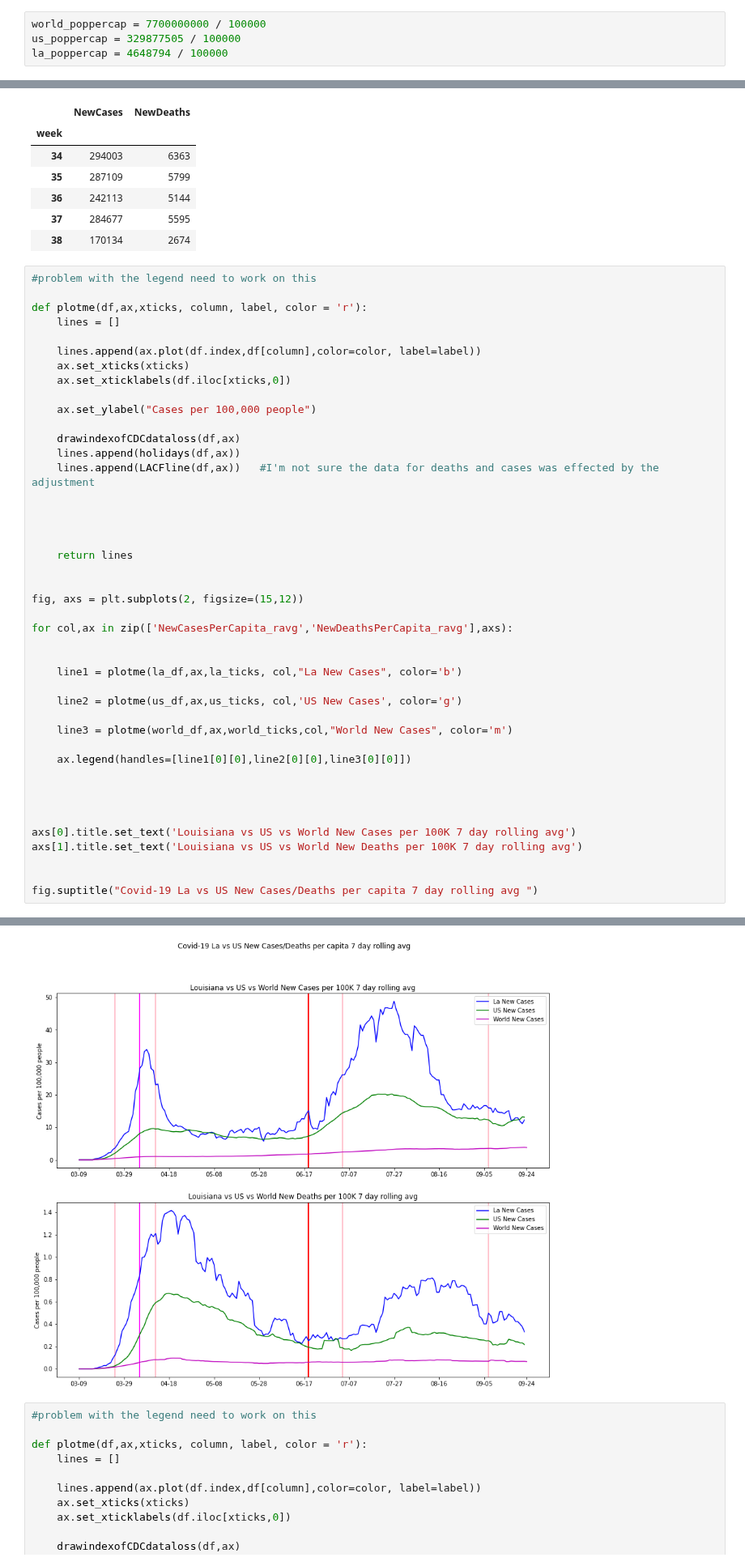
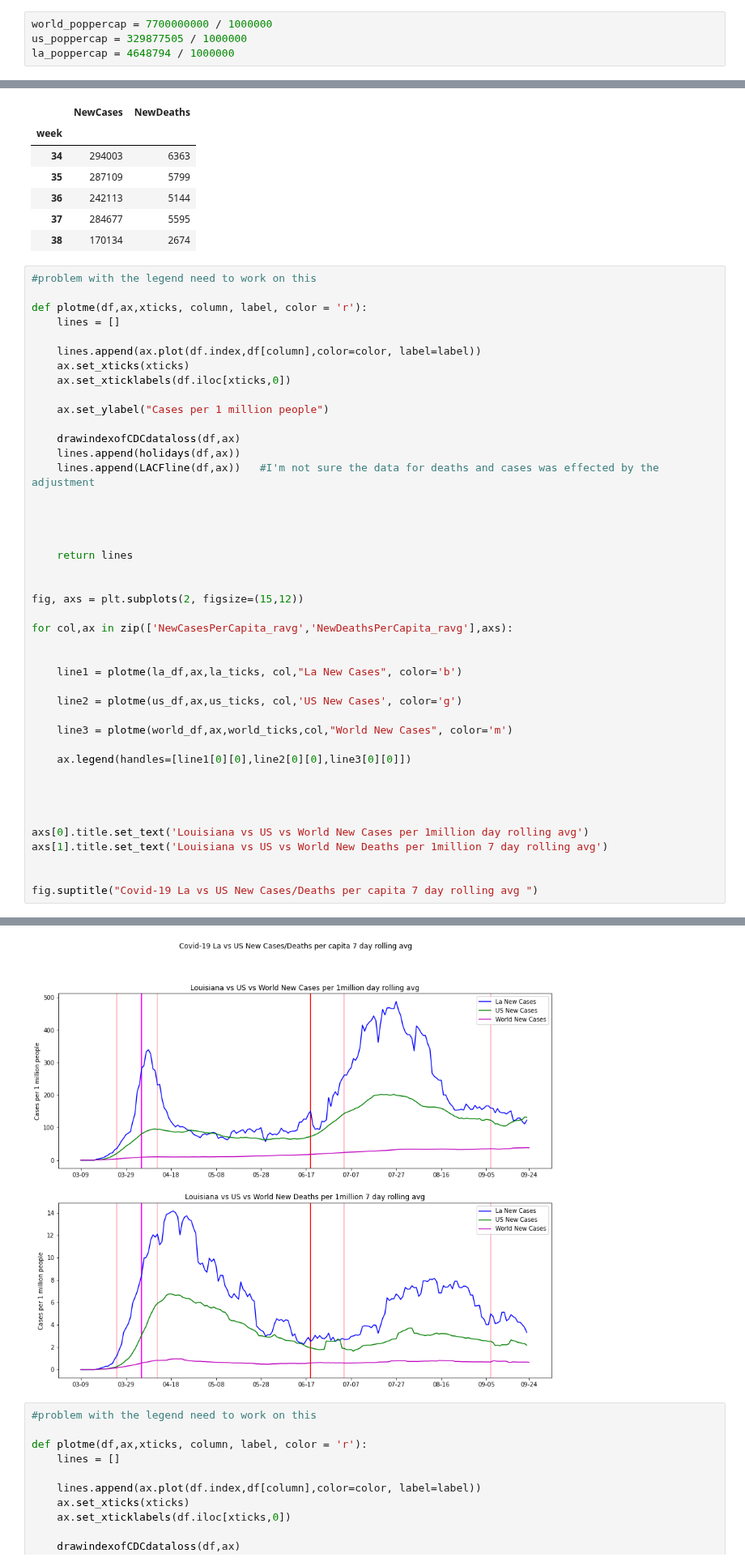
Before and after one commit to GarysCorner/Covid19-LaCompared, a Jupyter notebook: CovidData.ipynb, the cells around one changed output, grey strips where cells are left out. Shown at 81% size. Drawn from its saved outputs; the diff is of its cells as text.

```diff
--- a/CovidData.ipynb
+++ b/CovidData.ipynb
@@ -5,9 +5,9 @@ import pandas as pd
 from datetime import datetime
 from datetime import timedelta
 # %%
-world_poppercap = 7700000000 / 100000
-us_poppercap = 329877505 / 100000
-la_poppercap = 4648794 / 100000
+world_poppercap = 7700000000 / 1000000
+us_poppercap = 329877505 / 1000000
+la_poppercap = 4648794 / 1000000
 # %%
 #state_df = pd.read_csv('./us-states.csv')
 state_df = pd.read_csv('./covid-19-data/us-states.csv')  #moved nytimes data to submodule
@@ -456,42 +456,42 @@ def plotme(df,ax,xticks, column, label, color = 'r'):
     ax.set_xticks(xticks)
     ax.set_xticklabels(df.iloc[xticks,0])
 
-    ax.set_ylabel("Cases per 100,000 people")
+    ax.set_ylabel("Cases per 1 million people")
 
     drawindexofCDCdataloss(df,ax)
     lines.append(holidays(df,ax))
     lines.append(LACFline(df,ax))   #I'm not sure the data for deaths and cases was effected by the adjustment
 
 
 
 
     return lines
 
 
 fig, axs = plt.subplots(2, figsize=(15,12))
 
 for col,ax in zip(['NewCasesPerCapita_ravg','NewDeathsPerCapita_ravg'],axs):
 
 
     line1 = plotme(la_df,ax,la_ticks, col,"La New Cases", color='b')
 
     line2 = plotme(us_df,ax,us_ticks, col,'US New Cases', color='g')
 
     line3 = plotme(world_df,ax,world_ticks,col,"World New Cases", color='m')
 
     ax.legend(handles=[line1[0][0],line2[0][0],line3[0][0]])
 
 
 
 
-axs[0].title.set_text('Louisiana vs US vs World New Cases per 100K 7 day rolling avg')
-axs[1].title.set_text('Louisiana vs US vs World New Deaths per 100K 7 day rolling avg')
+axs[0].title.set_text('Louisiana vs US vs World New Cases per 1million day rolling avg')
+axs[1].title.set_text('Louisiana vs US vs World New Deaths per 1million 7 day rolling avg')
 
 
 fig.suptitle("Covid-19 La vs US New Cases/Deaths per capita 7 day rolling avg ")
 # %% [output]
 Text(0.5, 0.98, 'Covid-19 La vs US New Cases/Deaths per capita 7 day rolling avg ')
-[figure, old version]
+[figure, new version]
 # %%
 #problem with the legend need to work on this
 
```
